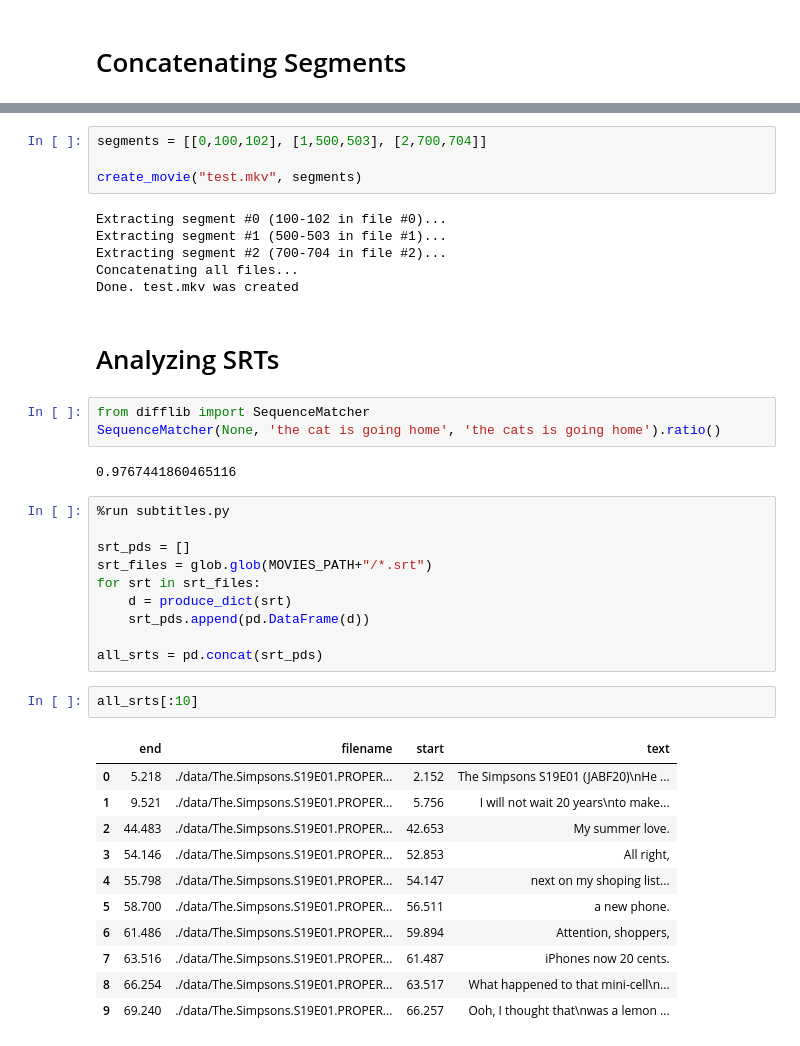
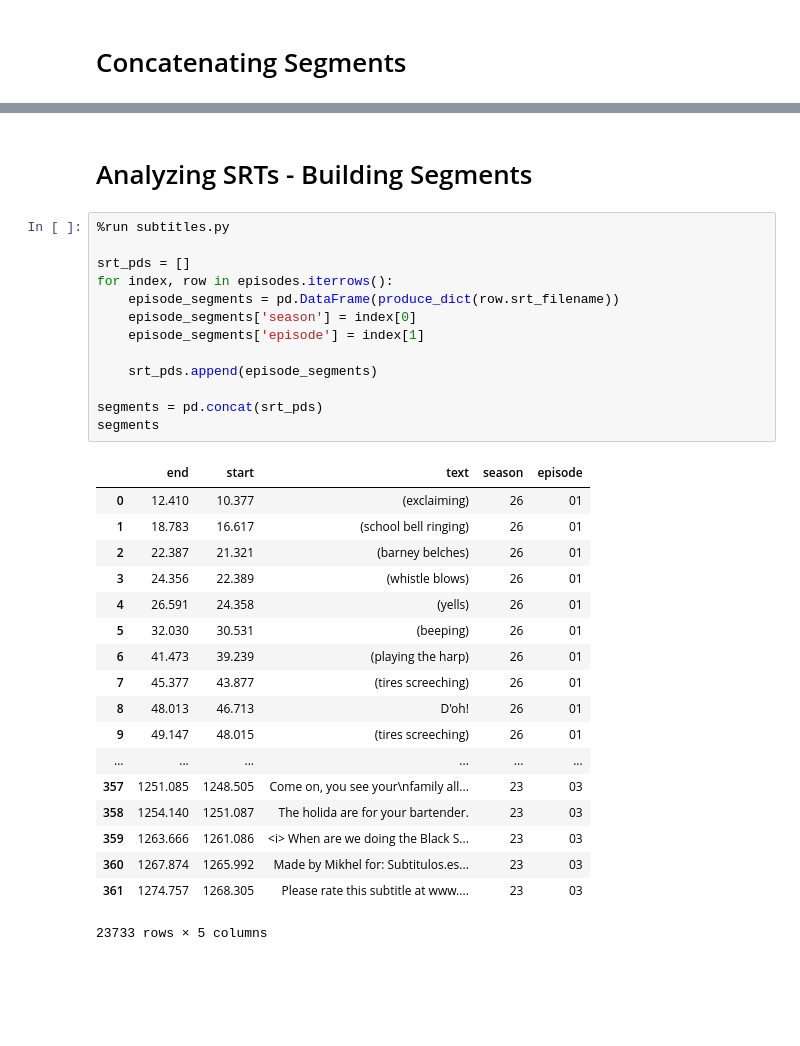
Before and after one commit to alonle/simphony, a Jupyter notebook: Parsing videos.ipynb, the cells around one changed output, grey strips where cells are left out. Cells and saved outputs as stored; diff of their text form; blank space fills up the shorter version.

```diff
--- a/Parsing videos.ipynb
+++ b/Parsing videos.ipynb
@@ -73,41 +126,34 @@ def create_movie(output_name, segments, movie_files_df=movie_files_df):
-# %%
-segments = [[0,100,102], [1,500,503], [2,700,704]]
-
-create_movie("test.mkv", segments)
-# %% [output]
-Extracting segment #0 (100-102 in file #0)...
-Extracting segment #1 (500-503 in file #1)...
-Extracting segment #2 (700-704 in file #2)...
-Concatenating all files...
-Done. test.mkv was created
 # %% [markdown]
-# Analyzing SRTs
+# Analyzing SRTs - Building Segments
-# %%
-from difflib import SequenceMatcher
-SequenceMatcher(None, 'the cat is going home', 'the cats is going home').ratio()
-# %% [output]
-0.9767441860465116
-# %%
-%run subtitles.py
-
-srt_pds = []
-srt_files = glob.glob(MOVIES_PATH+"/*.srt")
-for srt in srt_files:
-    d = produce_dict(srt)
-    srt_pds.append(pd.DataFrame(d))
-
-all_srts = pd.concat(srt_pds)
-# %%
-all_srts[:10]
-# %% [output]
-|  | end | filename | start | text |
-| 0 | 5.218 | ./data/The.Simpsons.S19E01.PROPER... | 2.152 | The Simpsons S19E01 (JABF20)\nHe ... |
-| 1 | 9.521 | ./data/The.Simpsons.S19E01.PROPER... | 5.756 | I will not wait 20 years\nto make... |
-| 2 | 44.483 | ./data/The.Simpsons.S19E01.PROPER... | 42.653 | My summer love. |
-| 3 | 54.146 | ./data/The.Simpsons.S19E01.PROPER... | 52.853 | All right, |
-| 4 | 55.798 | ./data/The.Simpsons.S19E01.PROPER... | 54.147 | next on my shoping list... |
-| 5 | 58.700 | ./data/The.Simpsons.S19E01.PROPER... | 56.511 | a new phone. |
-| 6 | 61.486 | ./data/The.Simpsons.S19E01.PROPER... | 59.894 | Attention, shoppers, |
-| 7 | 63.516 | ./data/The.Simpsons.S19E01.PROPER... | 61.487 | iPhones now 20 cents. |
-| 8 | 66.254 | ./data/The.Simpsons.S19E01.PROPER... | 63.517 | What happened to that mini-cell\n... |
-| 9 | 69.240 | ./data/The.Simpsons.S19E01.PROPER... | 66.257 | Ooh, I thought that\nwas a lemon ... |
+# %%
+%run subtitles.py
+
+srt_pds = []
+for index, row in episodes.iterrows():
+    episode_segments = pd.DataFrame(produce_dict(row.srt_filename))
+    episode_segments['season'] = index[0]
+    episode_segments['episode'] = index[1]
+
+    srt_pds.append(episode_segments)
+
+segments = pd.concat(srt_pds)
+segments
+# %% [output]
+|  | end | start | text | season | episode |
+| 0 | 12.410 | 10.377 | (exclaiming) | 26 | 01 |
+| 1 | 18.783 | 16.617 | (school bell ringing) | 26 | 01 |
+| 2 | 22.387 | 21.321 | (barney belches) | 26 | 01 |
+| 3 | 24.356 | 22.389 | (whistle blows) | 26 | 01 |
+| 4 | 26.591 | 24.358 | (yells) | 26 | 01 |
+| 5 | 32.030 | 30.531 | (beeping) | 26 | 01 |
+| 6 | 41.473 | 39.239 | (playing the harp) | 26 | 01 |
+| 7 | 45.377 | 43.877 | (tires screeching) | 26 | 01 |
+| 8 | 48.013 | 46.713 | D'oh! | 26 | 01 |
+| 9 | 49.147 | 48.015 | (tires screeching) | 26 | 01 |
+| ... | ... | ... | ... | ... | ... |
+| 357 | 1251.085 | 1248.505 | Come on, you see your\nfamily all... | 23 | 03 |
+| 358 | 1254.140 | 1251.087 | The holida are for your bartender. | 23 | 03 |
+| 359 | 1263.666 | 1261.086 | <i> When are we doing the Black S... | 23 | 03 |
+| 360 | 1267.874 | 1265.992 | Made by Mikhel for: Subtitulos.es... | 23 | 03 |
+| 361 | 1274.757 | 1268.305 | Please rate this subtitle at www.... | 23 | 03 |
+23733 rows × 5 columns
```
Also changed, not shown: parts of 14 cells of this notebook.
